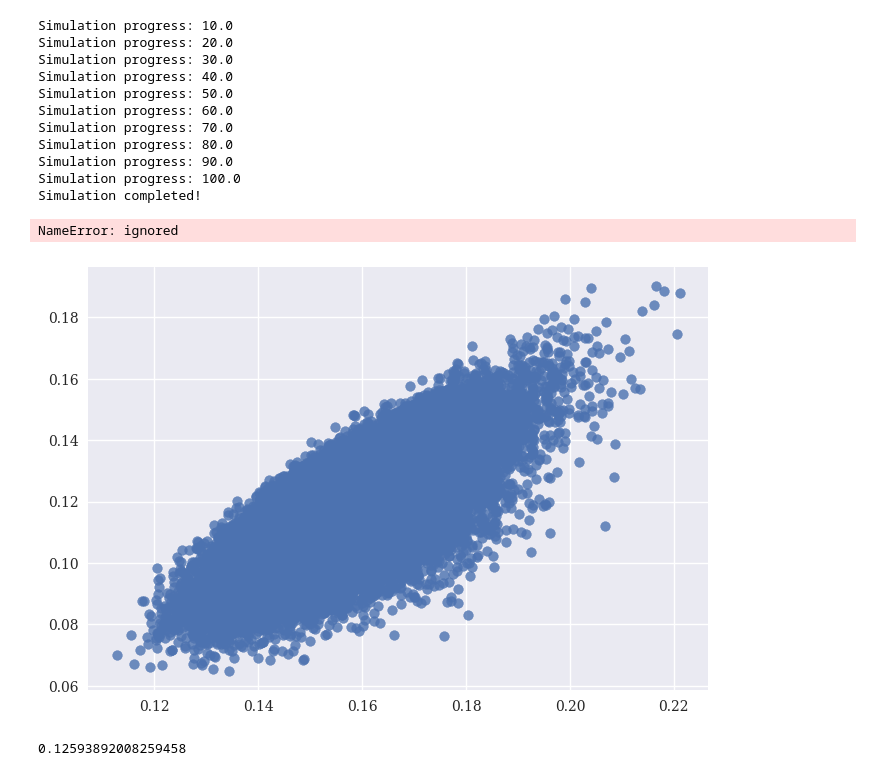
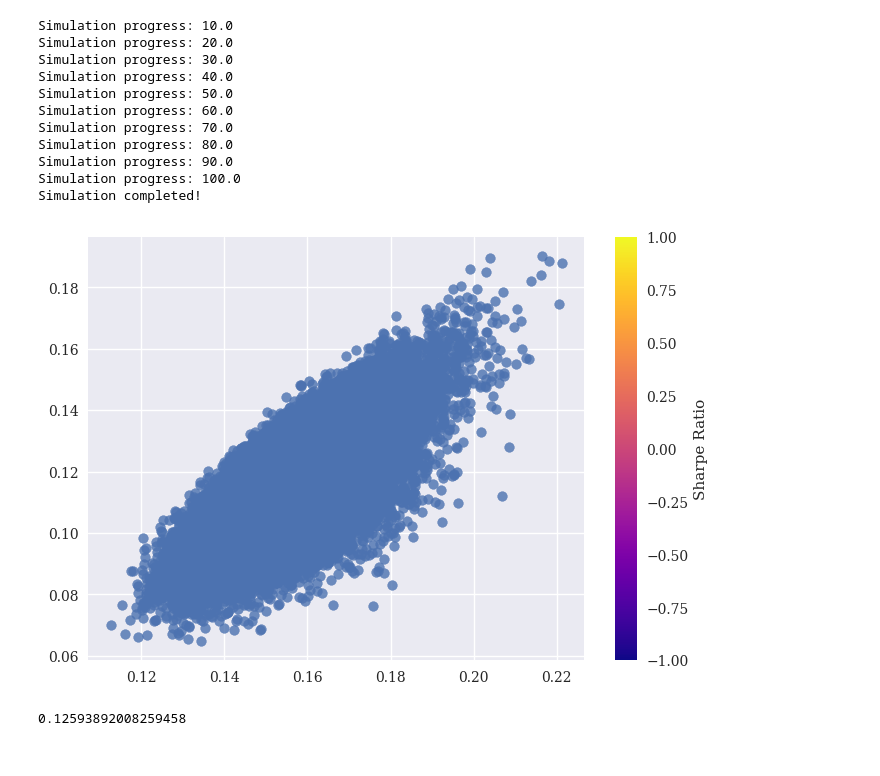
Before and after one commit to HyunminHong/MPT, a Jupyter notebook: Sector_Portfolio.ipynb, the cells around one changed output. Cells and saved outputs as stored; diff of their text form; code cells hidden in the pictures.

```diff
--- a/Sector_Portfolio.ipynb
+++ b/Sector_Portfolio.ipynb
@@ -498,13 +505,12 @@ Simulation completed!
 # %%
 plt.figsize=(10,8)
 plt.scatter(vol_portfolio, rtn_portfolio, alpha=.8, cmap='plasma')
 
 cmap = mpl.cm.plasma
-norm = mpl.colors.Normalize(vmin=stat['Sharpe ratio'].min(), vmax=stat['Sharpe ratio'].max())
+norm = mpl.colors.Normalize(vmin=-1, vmax=1)
 plt.colorbar(mpl.cm.ScalarMappable(norm=norm, cmap=cmap),label='Sharpe Ratio',);
 # %% [output]
-NameError: ignored
-[figure, old version]
+[figure, new version]
 # %%
 vol_portfolio.min()
 # %% [output]
```
Also changed, not shown: parts of 2 cells of this notebook.
